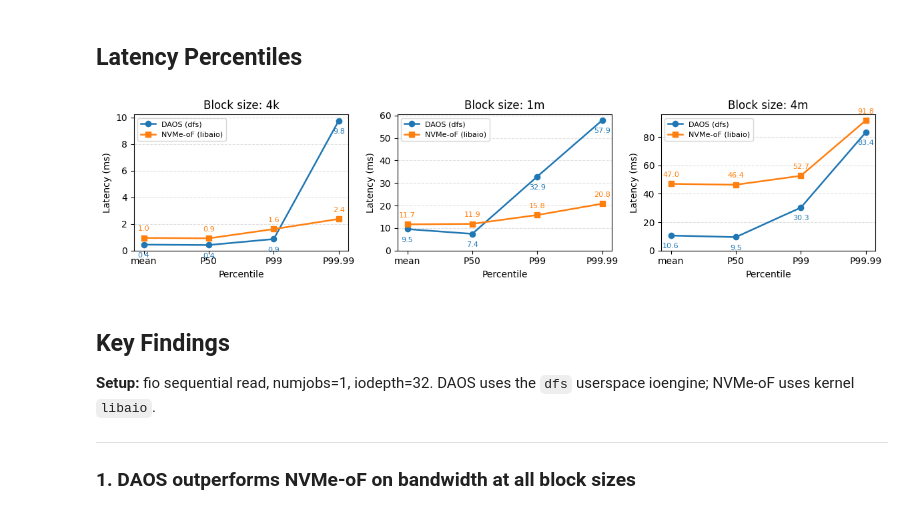
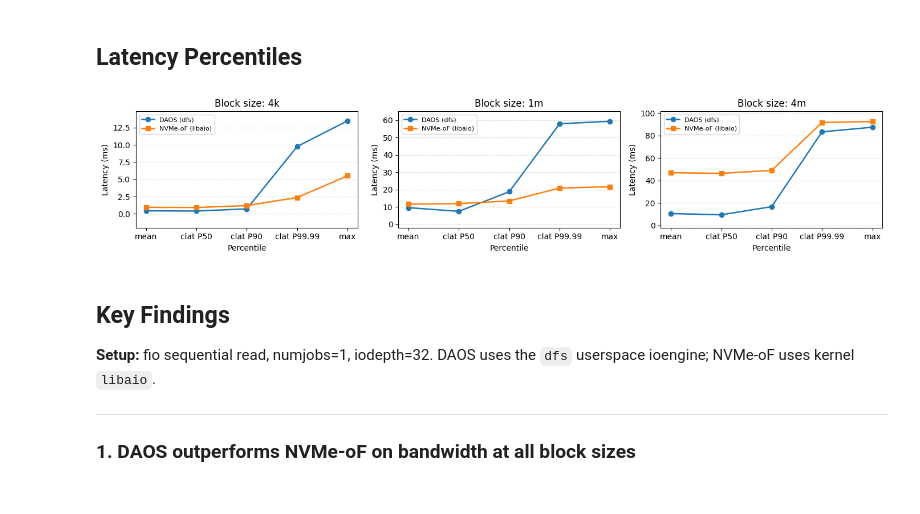
Before and after one commit to cissieAB/pdsw26_daos-bench, a Jupyter notebook: results/testbed/fio-cmp/fio_cmp.ipynb, the cells around one changed output. Drawn from its saved outputs; the diff is of its cells as text; code cells hidden in the pictures.

Commit message:
Fix the latency numbers and plots

```diff
--- a/results/testbed/fio-cmp/fio_cmp.ipynb
+++ b/results/testbed/fio-cmp/fio_cmp.ipynb
@@ -36,9 +36,10 @@ def parse_file(fpath):
         bw_GBs      = r["bw_bytes"] / 1e9,
         iops        = r["iops"],
         lat_mean_ms = r["lat_ns"]["mean"]  / 1e6,
-        lat_p50_ms  = pct["50.000000"]     / 1e6,
-        lat_p99_ms  = pct["99.000000"]     / 1e6,
-        lat_p99_99_ms = pct["99.990000"]     / 1e6,
+        lat_max_ms  = r["lat_ns"]["max"]  / 1e6,
+        clat_p50_ms  = pct["50.000000"]     / 1e6,
+        clat_p90_ms  = pct["90.000000"]     / 1e6,
+        clat_p99_99_ms = pct["99.990000"]     / 1e6,
         slat_us     = r["slat_ns"]["mean"] / 1e3,
         clat_ms     = r["clat_ns"]["mean"] / 1e6,
         usr_cpu     = j["usr_cpu"],
@@ -125,40 +126,33 @@ plt.show()
 # %% [markdown]
 ## Latency Percentiles
 # %%
-fig, axes = plt.subplots(1, 3, figsize=(12, 3), sharey=False)
+fig, axes = plt.subplots(1, 3, figsize=(14, 3), sharey=False)
 
-pct_cols   = ["lat_mean_ms", "lat_p50_ms", "lat_p99_ms", "lat_p99_99_ms"]
-pct_labels = ["mean", "P50", "P99", "P99.99"]
+pct_cols   = ["lat_mean_ms", "clat_p50_ms", "clat_p90_ms", "clat_p99_99_ms", "lat_max_ms"]
+pct_labels = ["mean", "clat P50", "clat P90", "clat P99.99", "max"]
 markers    = {"daos": "o", "nvmeof": "s"}
-ann_offset = {"daos": (0, -8), "nvmeof": (0, 6)}
-ann_va     = {"daos": "top",   "nvmeof": "bottom"}
 
 for ax, bs in zip(axes, BS_ORDER):
     sub = df[df.block_size == bs]
     for backend in ["daos", "nvmeof"]:
         row = sub[sub.backend == backend].iloc[0]
         vals = [row[c] for c in pct_cols]
         ax.plot(pct_labels, vals,
                 marker=markers[backend], label=LABELS[backend],
                 color=COLORS[backend], linewidth=1.8, markersize=6)
-        for xi, v in enumerate(vals):
-            ax.annotate(f"{v:.1f}", (xi, v),
-                        textcoords="offset points", xytext=ann_offset[backend],
-                        ha="center", va=ann_va[backend],
-                        fontsize=8, color=COLORS[backend])
 
     ax.set_title(f"Block size: {bs}")
     ax.set_xlabel("Percentile")
     ax.set_ylabel("Latency (ms)")
     ax.legend(fontsize=8)
     ax.grid(axis="y", linestyle="--", alpha=0.4)
-    ax.set_ylim(bottom=0)
+    ax.set_ylim(bottom=-2, top=ax.get_ylim()[1] * 1.05)
 
 plt.tight_layout()
 plt.savefig(RESULTS_DIR / "fio_cmp_latency.pdf", dpi=150, bbox_inches="tight")
 plt.show()
 # %% [output]
-[figure, old version]
+[figure, new version]
 # %% [markdown]
 ## Key Findings
 
```
Also changed, not shown: parts of 1 cell of this notebook.
